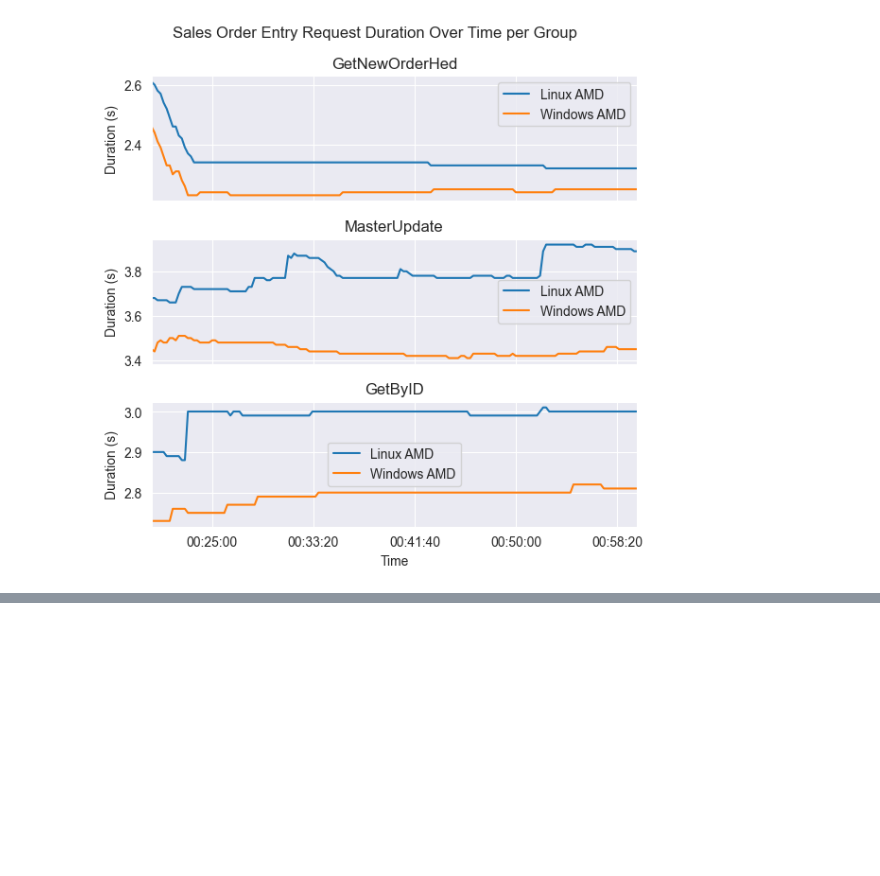
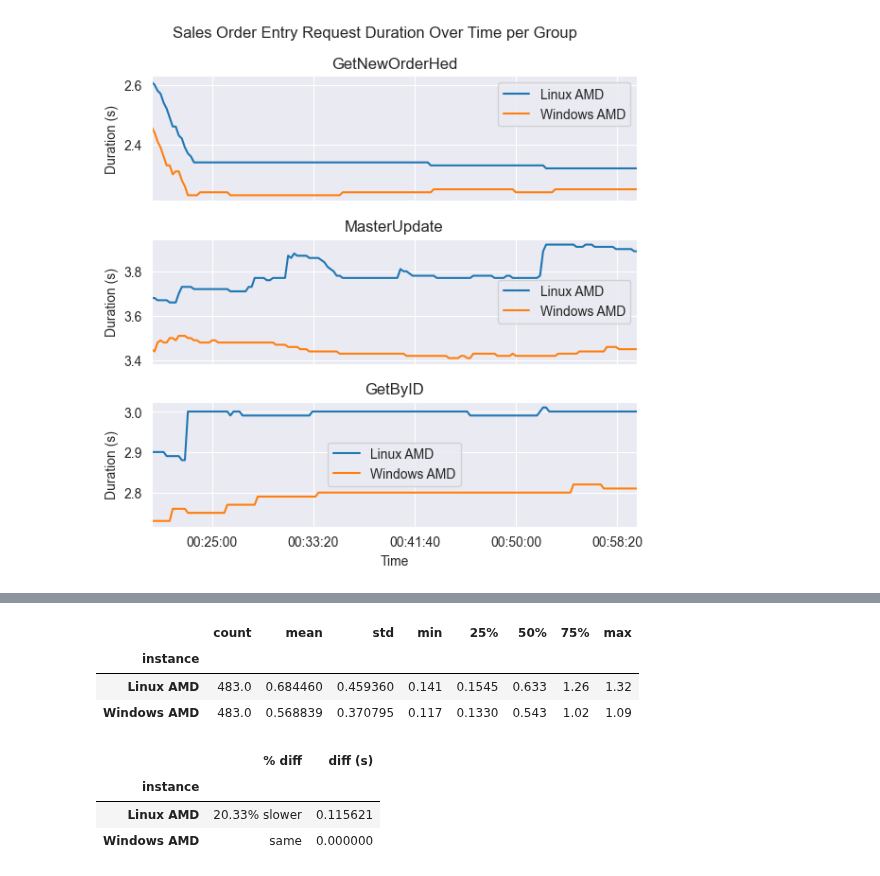
Before and after one commit to epicor-yasuomaidana/metrics-analysis, a Jupyter notebook: Api Call Analyzer.ipynb, the cells around one changed output, grey strips where cells are left out. Cells and saved outputs as stored; diff of their text form; code cells hidden in the pictures; blank space fills up the shorter version.

```diff
--- a/Api Call Analyzer.ipynb
+++ b/Api Call Analyzer.ipynb
@@ -160,0 +208,15 @@ Plot saved to results/sales_order_entry_groups_ttfb.png
+# %%
+ttfb_dest = sales_order_entry_ttfb.groupby("instance")["value"].describe()
+ttfb_dest
+# %% [output]
+|  | count | mean | std | min | 25% | 50% | 75% | max |
+| instance |  |  |  |  |  |  |  |  |
+| Linux AMD | 483.0 | 0.684460 | 0.459360 | 0.141 | 0.1545 | 0.633 | 1.26 | 1.32 |
+| Windows AMD | 483.0 | 0.568839 | 0.370795 | 0.117 | 0.1330 | 0.543 | 1.02 | 1.09 |
+# %%
+get_percentage_interpretation(get_percentage_diff(ttfb_dest, "instance", "mean", "Windows AMD"))
+# %% [output]
+|  | % diff | diff (s) |
+| instance |  |  |
+| Linux AMD | 20.33% slower | 0.115621 |
+| Windows AMD | same | 0.000000 |
```
Also changed, not shown: parts of 11 cells of this notebook.
